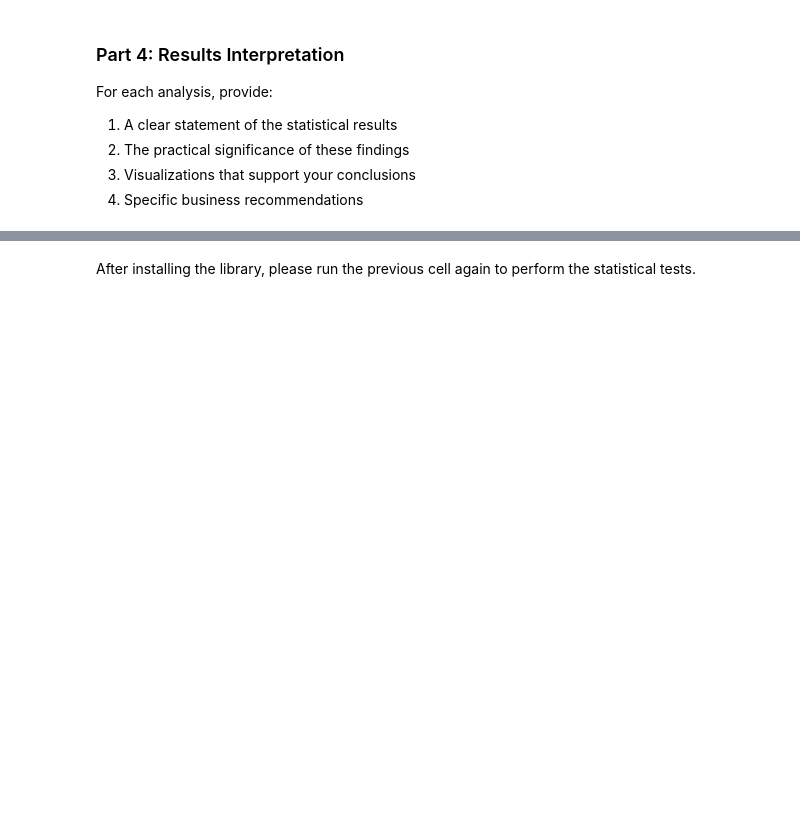
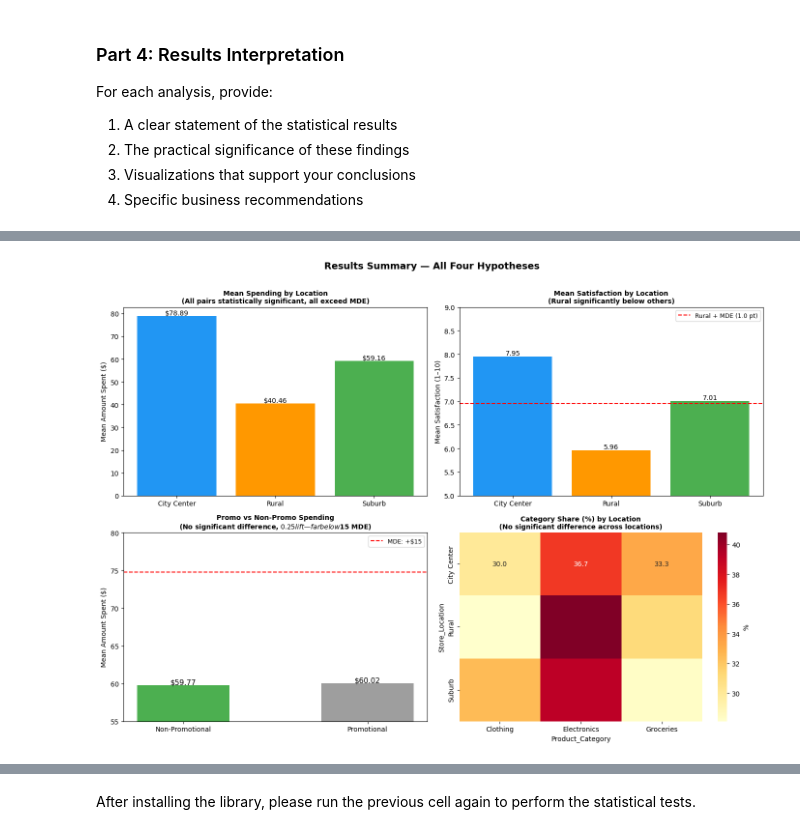
Before and after one commit to AlvinEchoka/-Evaluating-Customer-Behavior-with-Inferential-Statistics, a Jupyter notebook: retail_customer_behavior.ipynb, the cells around one changed output, grey strips where cells are left out. Cells and saved outputs as stored; diff of their text form; code cells hidden in the pictures; blank space fills up the shorter version.

```diff
--- a/retail_customer_behavior.ipynb
+++ b/retail_customer_behavior.ipynb
@@ -431,3 +728,65 @@ None
+# %%
+# Create visualizations to support results - Create new cells as needed
+# Results summary visualisation
+fig, axes = plt.subplots(2, 2, figsize=(14, 10))
+
+# 1 — Spending with MDE reference lines
+ax = axes[0, 0]
+means_spend = df.groupby('Store_Location')['Amount_Spent'].mean()
+colors_s = ['#2196F3','#FF9800','#4CAF50']
+bars = ax.bar(means_spend.index, means_spend.values, color=colors_s, edgecolor='none')
+for bar in bars:
+    ax.text(bar.get_x()+bar.get_width()/2, bar.get_height()+0.5,
+            f'${bar.get_height():.2f}', ha='center', fontsize=10)
+ax.set_title('Mean Spending by Location\n(All pairs statistically significant, all exceed MDE)',
+             fontweight='bold', fontsize=10)
+ax.set_ylabel('Mean Amount Spent ($)')
+
+# 2 — Satisfaction with MDE annotation
+ax = axes[0, 1]
+means_sat = df.groupby('Store_Location')['Customer_Satisfaction'].mean()
+bars2 = ax.bar(means_sat.index, means_sat.values, color=colors_s, edgecolor='none')
+ax.axhline(y=means_sat['Rural'] + 1.0, color='red', linestyle='--',
+           linewidth=1.5, label='Rural + MDE (1.0 pt)')
+for bar in bars2:
+    ax.text(bar.get_x()+bar.get_width()/2, bar.get_height()+0.03,
+            f'{bar.get_height():.2f}', ha='center', fontsize=10)
+ax.set_title('Mean Satisfaction by Location\n(Rural significantly below others)',
+             fontweight='bold', fontsize=10)
+ax.set_ylabel('Mean Satisfaction (1–10)')
+ax.set_ylim(5, 9)
+ax.legend(fontsize=9)
+
+# 3 — Promo spending
+ax = axes[1, 0]
+promo_means = df.groupby('Purchase_Type')['Amount_Spent'].mean()
+bars3 = ax.bar(promo_means.index, promo_means.values,
+               color=['#4CAF50','#9E9E9E'], width=0.5, edgecolor='none')
+ax.axhline(promo_means['Non-Promotional'] + 15, color='red',
+           linestyle='--', linewidth=1.5, label='MDE: +$15')
+for bar in bars3:
+    ax.text(bar.get_x()+bar.get_width()/2, bar.get_height()+0.1,
+            f'${bar.get_height():.2f}', ha='center', fontsize=11)
+ax.set_title('Promo vs Non-Promo Spending\n(No significant difference, $0.25 lift — far below $15 MDE)',
+             fontweight='bold', fontsize=10)
+ax.set_ylabel('Mean Amount Spent ($)')
+ax.set_ylim(55, 80)
+ax.legend(fontsize=9)
+
+# 4 — Category heatmap
+ax = axes[1, 1]
+ct_pct = pd.crosstab(df['Store_Location'], df['Product_Category'], normalize='index') * 100
+sns.heatmap(ct_pct.round(1), annot=True, fmt='.1f', cmap='YlOrRd',
+            ax=ax, cbar_kws={'label': '%'})
+ax.set_title('Category Share (%) by Location\n(No significant difference across locations)',
+             fontweight='bold', fontsize=10)
+
+plt.suptitle('Results Summary — All Four Hypotheses', fontsize=14, fontweight='bold', y=1.01)
+plt.tight_layout()
+plt.savefig('viz_05_results_summary.png', dpi=150, bbox_inches='tight')
+plt.show()
+# %% [output]
+[figure, added]
 # %% [markdown]
 ### Part 5: Reflection
 
```
Also changed, not shown: parts of 19 cells of this notebook, 1 other file.
